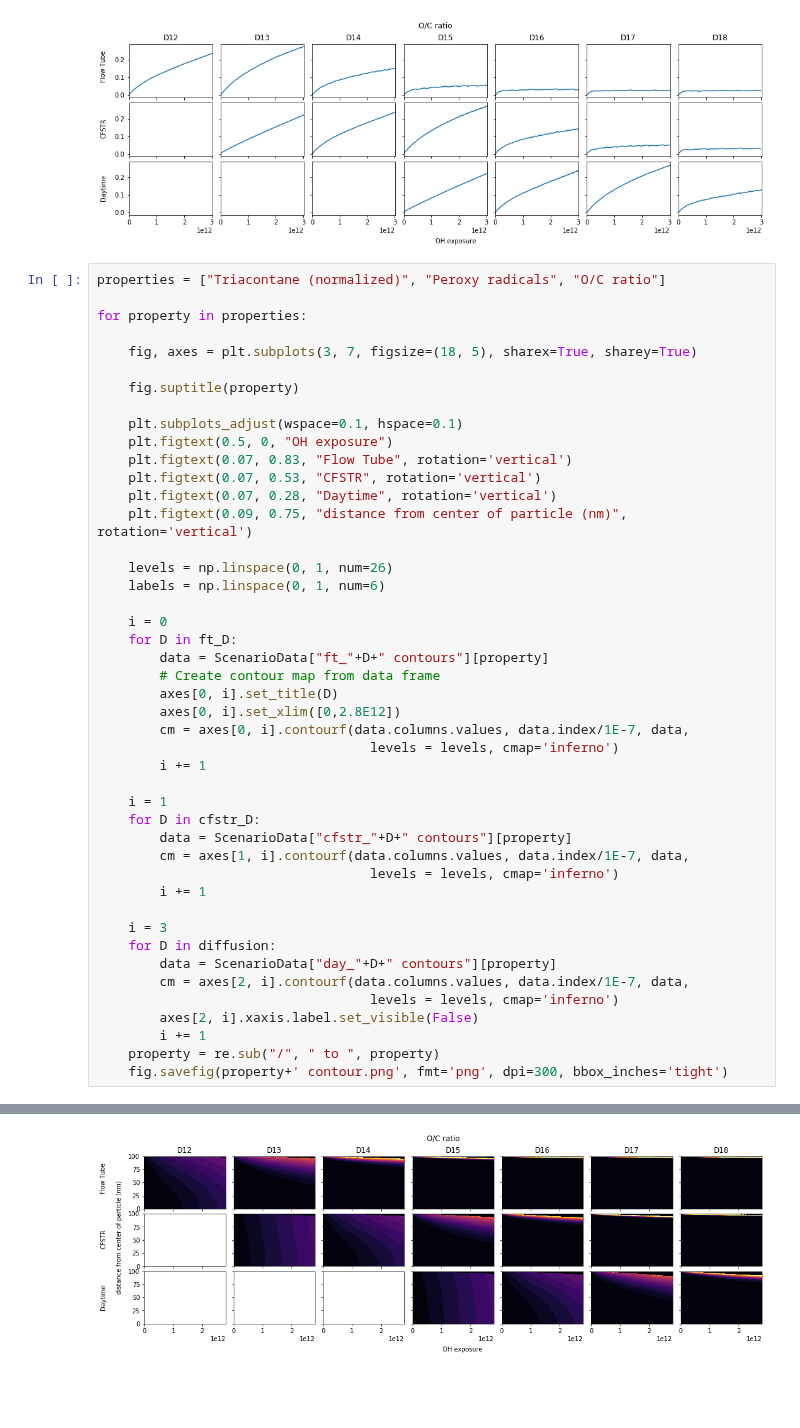
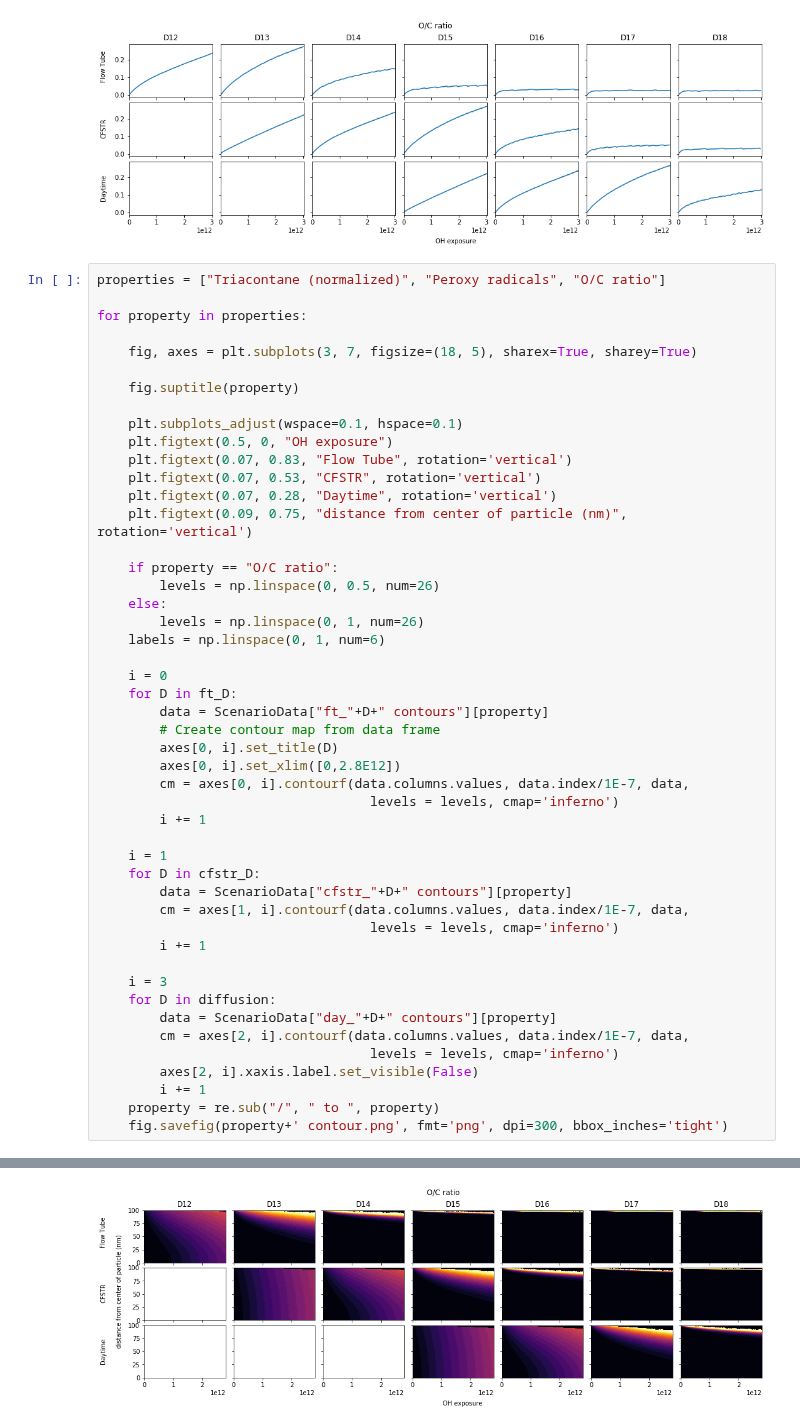
Before and after one commit to aawiegel/StackSimAnalysis, a Jupyter notebook: python/DiffusionSeries.ipynb, the cells around one changed output, grey strips where cells are left out. Saved outputs shown, nothing was run; the diff lists cells and outputs as text; blank space fills up the shorter version.

Commit message:
OC ratio level fix

```diff
--- a/python/DiffusionSeries.ipynb
+++ b/python/DiffusionSeries.ipynb
@@ -318,36 +318,39 @@ for property in properties:
     plt.figtext(0.07, 0.28, "Daytime", rotation='vertical')
     plt.figtext(0.09, 0.75, "distance from center of particle (nm)", rotation='vertical')
 
-    levels = np.linspace(0, 1, num=26)
+    if property == "O/C ratio":
+        levels = np.linspace(0, 0.5, num=26)
+    else:
+        levels = np.linspace(0, 1, num=26)
     labels = np.linspace(0, 1, num=6)
 
     i = 0
     for D in ft_D:
         data = ScenarioData["ft_"+D+" contours"][property]
         # Create contour map from data frame
         axes[0, i].set_title(D)
         axes[0, i].set_xlim([0,2.8E12])
         cm = axes[0, i].contourf(data.columns.values, data.index/1E-7, data,
                                    levels = levels, cmap='inferno')
         i += 1
 
     i = 1
     for D in cfstr_D:
         data = ScenarioData["cfstr_"+D+" contours"][property]
         cm = axes[1, i].contourf(data.columns.values, data.index/1E-7, data,
                                    levels = levels, cmap='inferno')
         i += 1
 
     i = 3
     for D in diffusion:
         data = ScenarioData["day_"+D+" contours"][property]
         cm = axes[2, i].contourf(data.columns.values, data.index/1E-7, data,
                                    levels = levels, cmap='inferno')
         axes[2, i].xaxis.label.set_visible(False)
         i += 1
     property = re.sub("/", " to ", property)
     fig.savefig(property+' contour.png', fmt='png', dpi=300, bbox_inches='tight')
 # %% [output]
 [figure]
 [figure]
-[figure, old version]
+[figure, new version]
```
